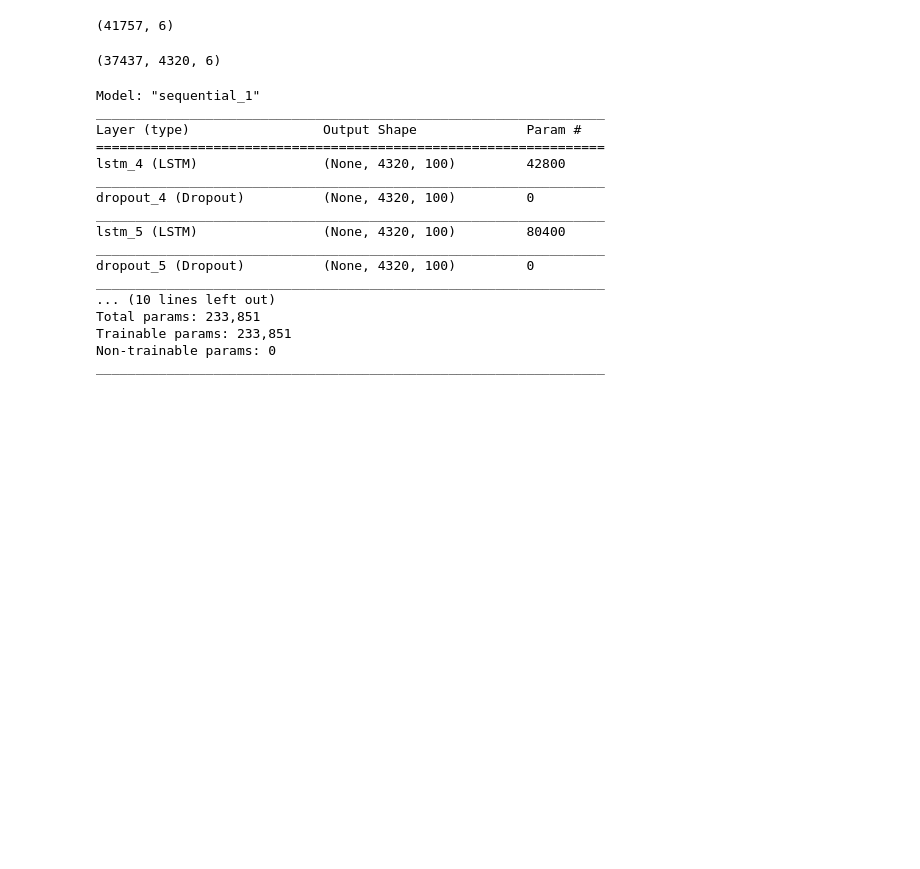
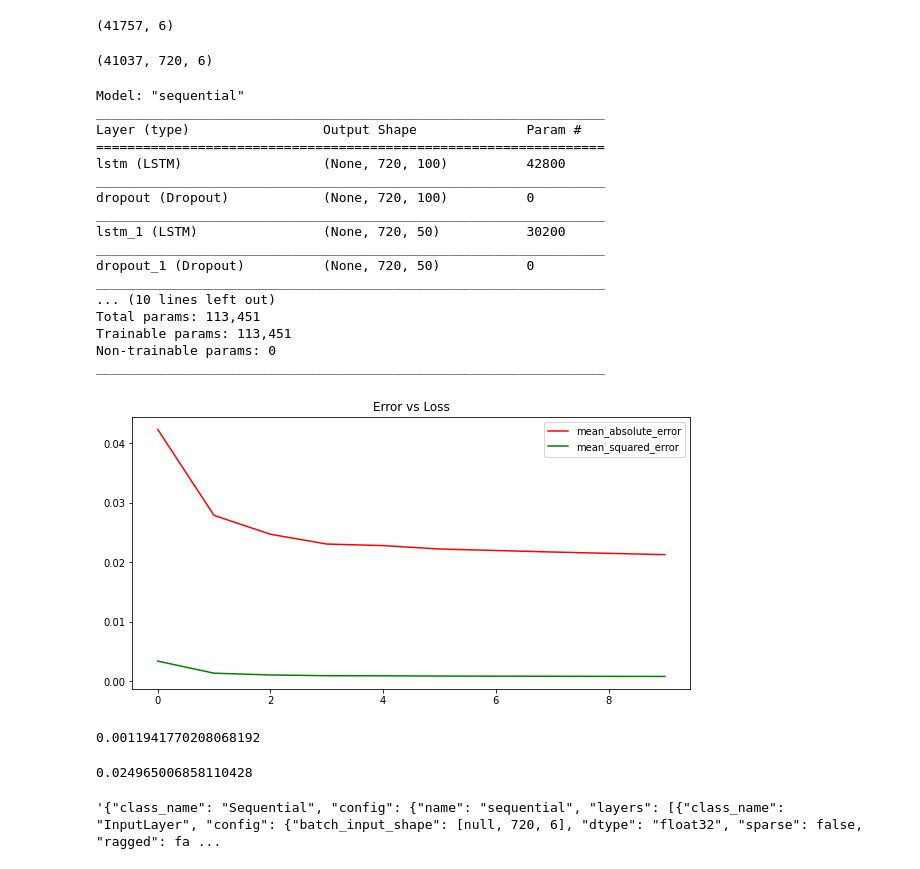
Before and after one commit to itimes-digital/deep-learning-estudo, a Jupyter notebook: serie_temporal_poluicao_china.ipynb, the cells around one changed output. Cells and saved outputs as stored; diff of their text form; code cells hidden in the pictures; blank space fills up the shorter version.

```diff
--- a/serie_temporal_poluicao_china.ipynb
+++ b/serie_temporal_poluicao_china.ipynb
@@ -91,24 +91,24 @@ base_treinamento_normalizado.shape
 previsores = [];
 indice_poluicao_real = [];
 
-for i in range(4320, 41757):
-  previsores.append(base_treinamento_normalizado[i - 4320: i, 0:6]);
+for i in range(720, 41757):
+  previsores.append(base_treinamento_normalizado[i - 720: i, 0:6]);
   indice_poluicao_real.append(base_treinamento_normalizado[i, 0]);
 # %%
 previsores, indice_poluicao_real = np.array(previsores), np.array(indice_poluicao_real);
 previsores.shape
 # %% [output]
-(37437, 4320, 6)
+(41037, 720, 6)
 # %%
 model = Sequential();
 
 model.add(LSTM(units = 100, return_sequences = True, input_shape = (previsores.shape[1], 6)));
 model.add(Dropout(0.3));
 
-model.add(LSTM(units = 100, return_sequences = True));
+model.add(LSTM(units = 50, return_sequences = True));
 model.add(Dropout(0.3));
 
-model.add(LSTM(units = 100, return_sequences = True));
+model.add(LSTM(units = 50, return_sequences = True));
 model.add(Dropout(0.3));
 
 model.add(LSTM(units = 50));
@@ -122,21 +122,21 @@ model.compile(optimizer = 'adam',
 
 model.summary();
 # %% [output]
-Model: "sequential_1"
+Model: "sequential"
 _________________________________________________________________
 Layer (type)                 Output Shape              Param #
 =================================================================
-lstm_4 (LSTM)                (None, 4320, 100)         42800
+lstm (LSTM)                  (None, 720, 100)          42800
 _________________________________________________________________
-dropout_4 (Dropout)          (None, 4320, 100)         0
+dropout (Dropout)            (None, 720, 100)          0
 _________________________________________________________________
-lstm_5 (LSTM)                (None, 4320, 100)         80400
+lstm_1 (LSTM)                (None, 720, 50)           30200
 _________________________________________________________________
-dropout_5 (Dropout)          (None, 4320, 100)         0
+dropout_1 (Dropout)          (None, 720, 50)           0
 _________________________________________________________________
 ... (10 lines left out)
-Total params: 233,851
-Trainable params: 233,851
+Total params: 113,451
+Trainable params: 113,451
 Non-trainable params: 0
 _________________________________________________________________
 # %%
@@ -159,13 +159,28 @@ checkpoint = ModelCheckpoint(filepath = 'pesos.h5',
 # %%
 history_ = model.fit(previsores,
                      indice_poluicao_real,
-                     epochs = 100,
+                     epochs = 10,
                      batch_size = 32,
                      callbacks = [early, reduce_, checkpoint]);
 # %%
 plt.figure(figsize = (10, 5));
 plt.plot(history_.history['mean_absolute_error'], color = 'red', label = 'mean_absolute_error');
-plt.plot(history_history['loss'], color = 'green', label = 'mean_squared_error');
+plt.plot(history_.history['loss'], color = 'green', label = 'mean_squared_error');
 plt.title('Error vs Loss');
 plt.legend();
 plt.show();
+# %% [output]
+[figure, added]
+# %%
+np.mean(history_.history['loss'])
+# %% [output]
+0.0011941770208068192
+# %%
+np.mean(history_.history['mean_absolute_error'])
+# %% [output]
+0.024965006858110428
+# %%
+model_json = model.to_json()
+model_json
+# %% [output]
+'{"class_name": "Sequential", "config": {"name": "sequential", "layers": [{"class_name": "InputLayer", "config": {"batch_input_shape": [null, 720, 6], "dtype": "float32", "sparse": false, "ragged": fa ...
```
Also changed, not shown: parts of 2 cells of this notebook.
